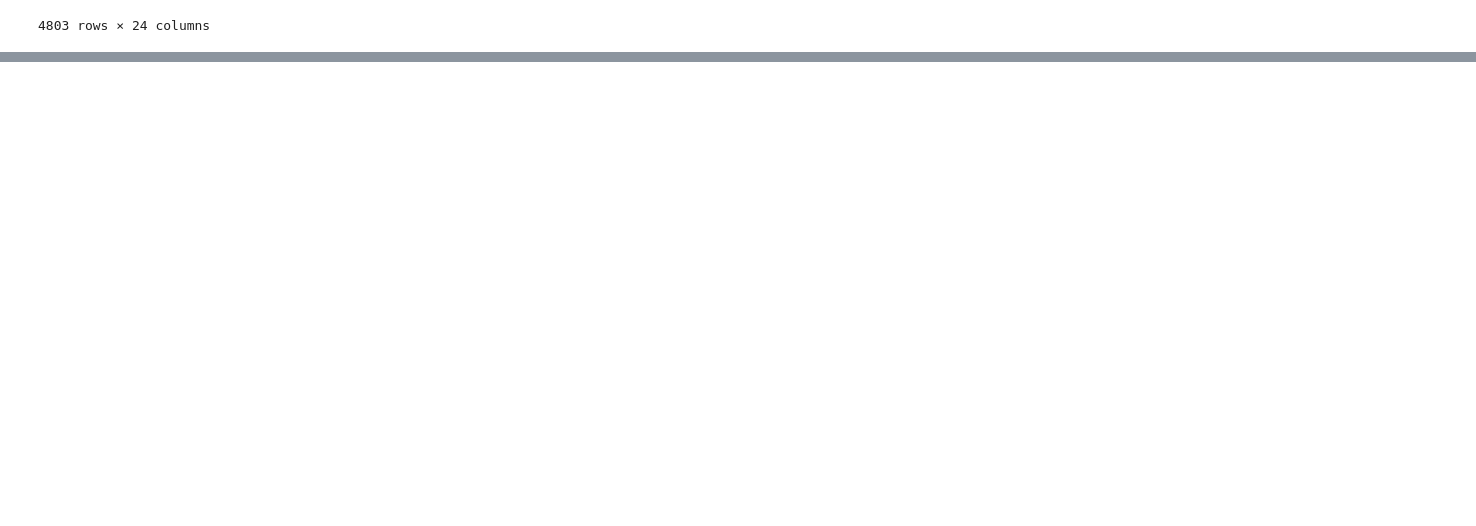
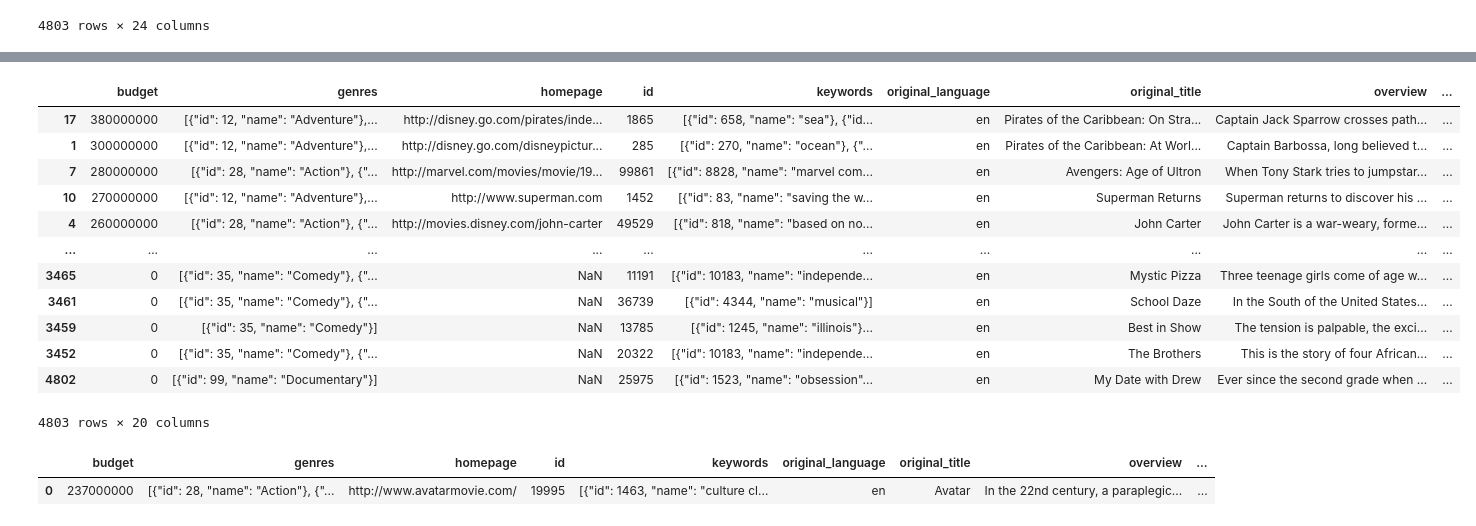
Before and after one commit to keisuke-yoshida4/Python_datascience, a Jupyter notebook: Pandas.ipynb, the cells around one changed output, grey strips where cells are left out. Cells and saved outputs as stored; diff of their text form; code cells hidden in the pictures; blank space fills up the shorter version.

```diff
--- a/Pandas.ipynb
+++ b/Pandas.ipynb
@@ -646,3 +646,7 @@ df_movies.merge(df_credits,
 | 4801 | 0 | [] | http://shanghaicalling.com/ | 126186 | [] | en | Shanghai Calling | When ambitious New York attorney ... | ... |
 | 4802 | 0 | [{"id": 99, "name": "Documentary"}] | NaN | 25975 | [{"id": 1523, "name": "obsession"... | en | My Date with Drew | Ever since the second grade when ... | ... |
 4803 rows × 24 columns
+# %%
+#　便利関数
+df_movies = pd.read_csv('dataset/tmdb_5000_movies.csv')
+df_movies['original_language'].unique()
@@ -648,0 +690,16 @@ df_movies.merge(df_credits,
+# %%
+df_movies.sort_values('budget', ascending=False)
+# %% [output]
+|  | budget | genres | homepage | id | keywords | original_language | original_title | overview | ... |
+| 17 | 380000000 | [{"id": 12, "name": "Adventure"},... | http://disney.go.com/pirates/inde... | 1865 | [{"id": 658, "name": "sea"}, {"id... | en | Pirates of the Caribbean: On Stra... | Captain Jack Sparrow crosses path... | ... |
+| 1 | 300000000 | [{"id": 12, "name": "Adventure"},... | http://disney.go.com/disneypictur... | 285 | [{"id": 270, "name": "ocean"}, {"... | en | Pirates of the Caribbean: At Worl... | Captain Barbossa, long believed t... | ... |
+| 7 | 280000000 | [{"id": 28, "name": "Action"}, {"... | http://marvel.com/movies/movie/19... | 99861 | [{"id": 8828, "name": "marvel com... | en | Avengers: Age of Ultron | When Tony Stark tries to jumpstar... | ... |
+| 10 | 270000000 | [{"id": 12, "name": "Adventure"},... | http://www.superman.com | 1452 | [{"id": 83, "name": "saving the w... | en | Superman Returns | Superman returns to discover his ... | ... |
+| 4 | 260000000 | [{"id": 28, "name": "Action"}, {"... | http://movies.disney.com/john-carter | 49529 | [{"id": 818, "name": "based on no... | en | John Carter | John Carter is a war-weary, forme... | ... |
+| ... | ... | ... | ... | ... | ... | ... | ... | ... | ... |
+| 3465 | 0 | [{"id": 35, "name": "Comedy"}, {"... | NaN | 11191 | [{"id": 10183, "name": "independe... | en | Mystic Pizza | Three teenage girls come of age w... | ... |
+| 3461 | 0 | [{"id": 35, "name": "Comedy"}, {"... | NaN | 36739 | [{"id": 4344, "name": "musical"}] | en | School Daze | In the South of the United States... | ... |
+| 3459 | 0 | [{"id": 35, "name": "Comedy"}] | NaN | 13785 | [{"id": 1245, "name": "illinois"}... | en | Best in Show | The tension is palpable, the exci... | ... |
+| 3452 | 0 | [{"id": 35, "name": "Comedy"}, {"... | NaN | 20322 | [{"id": 10183, "name": "independe... | en | The Brothers | This is the story of four African... | ... |
+| 4802 | 0 | [{"id": 99, "name": "Documentary"}] | NaN | 25975 | [{"id": 1523, "name": "obsession"... | en | My Date with Drew | Ever since the second grade when ... | ... |
+4803 rows × 20 columns
@@ -648,0 +708,5 @@ df_movies.merge(df_credits,
+# %%
+df.head(1)
+# %% [output]
+|  | budget | genres | homepage | id | keywords | original_language | original_title | overview | ... |
+| 0 | 237000000 | [{"id": 28, "name": "Action"}, {"... | http://www.avatarmovie.com/ | 19995 | [{"id": 1463, "name": "culture cl... | en | Avatar | In the 22nd century, a paraplegic... | ... |
```
Also changed, not shown: parts of 28 cells of this notebook, 1 other file.
